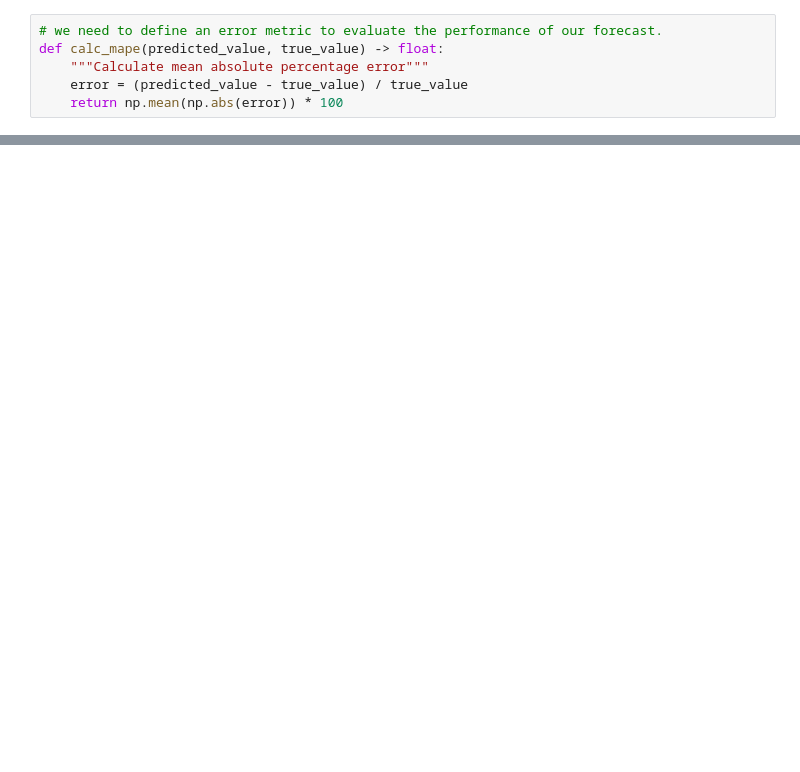
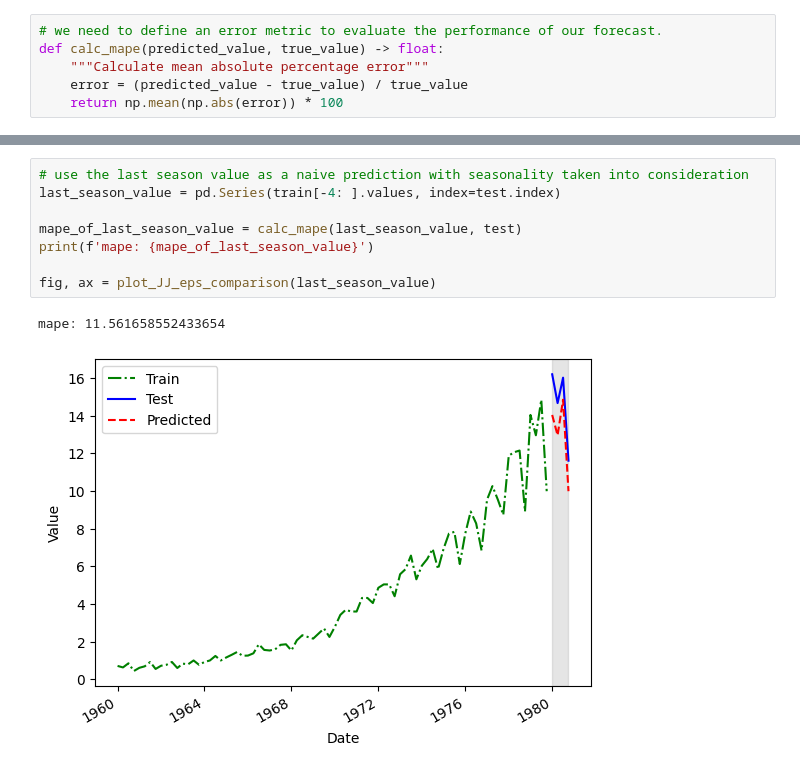
Before and after one commit to Xupeiyi/Time-Series-Forcasting-In-Python, a Jupyter notebook: ch2.ipynb, the cells around one changed output, grey strips where cells are left out. Cells and saved outputs as stored; diff of their text form; blank space fills up the shorter version.

```diff
--- a/ch2.ipynb
+++ b/ch2.ipynb
@@ -56,0 +78,11 @@ calc_mape(last_season, test['data'].values)
+# %%
+# use the last season value as a naive prediction with seasonality taken into consideration
+last_season_value = pd.Series(train[-4: ].values, index=test.index)
+
+mape_of_last_season_value = calc_mape(last_season_value, test)
+print(f'mape: {mape_of_last_season_value}')
+
+fig, ax = plot_JJ_eps_comparison(last_season_value)
+# %% [output]
+mape: 11.561658552433654
+[figure, added]
```
Also changed, not shown: parts of 11 cells of this notebook.
